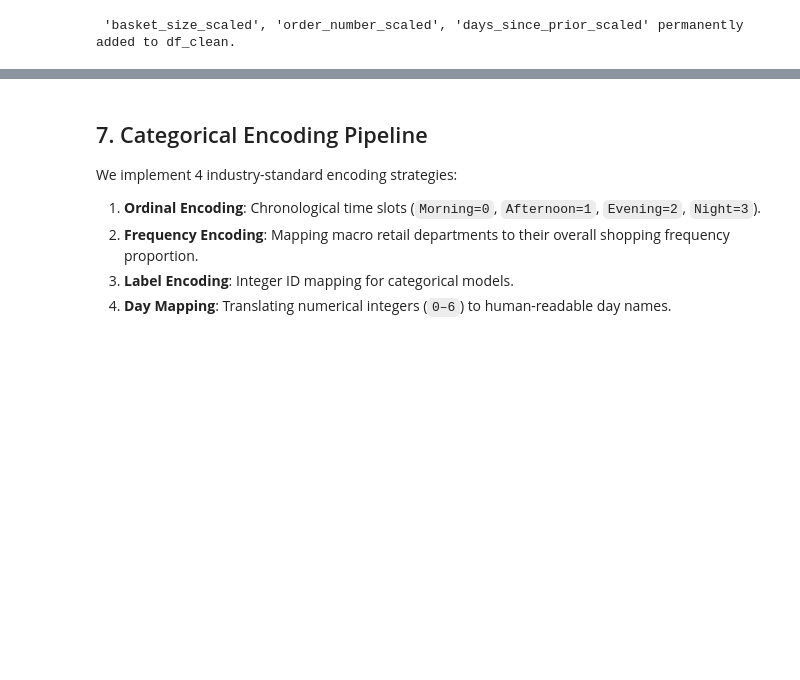
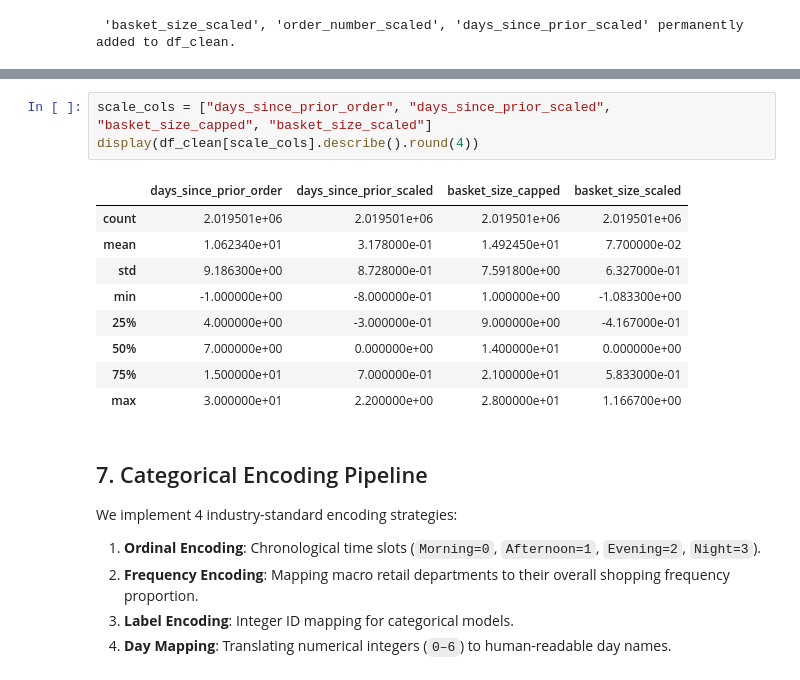
Before and after one commit to Chathuka-Pehesara/supermarket-basket-reorder-analytics, a Jupyter notebook: notebooks/01_eda_preprocessing.ipynb, the cells around one changed output, grey strips where cells are left out. Drawn from its saved outputs; the diff is of its cells as text; blank space fills up the shorter version.

```diff
--- a/notebooks/01_eda_preprocessing.ipynb
+++ b/notebooks/01_eda_preprocessing.ipynb
@@ -298,4 +352,17 @@ plt.show()
 [figure]
+# %%
+scale_cols = ["days_since_prior_order", "days_since_prior_scaled", "basket_size_capped", "basket_size_scaled"]
+display(df_clean[scale_cols].describe().round(4))
+# %% [output]
+|  | days_since_prior_order | days_since_prior_scaled | basket_size_capped | basket_size_scaled |
+| count | 2.019501e+06 | 2.019501e+06 | 2.019501e+06 | 2.019501e+06 |
+| mean | 1.062340e+01 | 3.178000e-01 | 1.492450e+01 | 7.700000e-02 |
+| std | 9.186300e+00 | 8.728000e-01 | 7.591800e+00 | 6.327000e-01 |
+| min | -1.000000e+00 | -8.000000e-01 | 1.000000e+00 | -1.083300e+00 |
+| 25% | 4.000000e+00 | -3.000000e-01 | 9.000000e+00 | -4.167000e-01 |
+| 50% | 7.000000e+00 | 0.000000e+00 | 1.400000e+01 | 0.000000e+00 |
+| 75% | 1.500000e+01 | 7.000000e-01 | 2.100000e+01 | 5.833000e-01 |
+| max | 3.000000e+01 | 2.200000e+00 | 2.800000e+01 | 1.166700e+00 |
 # %% [markdown]
 ## 7. Categorical Encoding Pipeline
 We implement 4 industry-standard encoding strategies:
```
Also changed, not shown: parts of 6 cells of this notebook.
